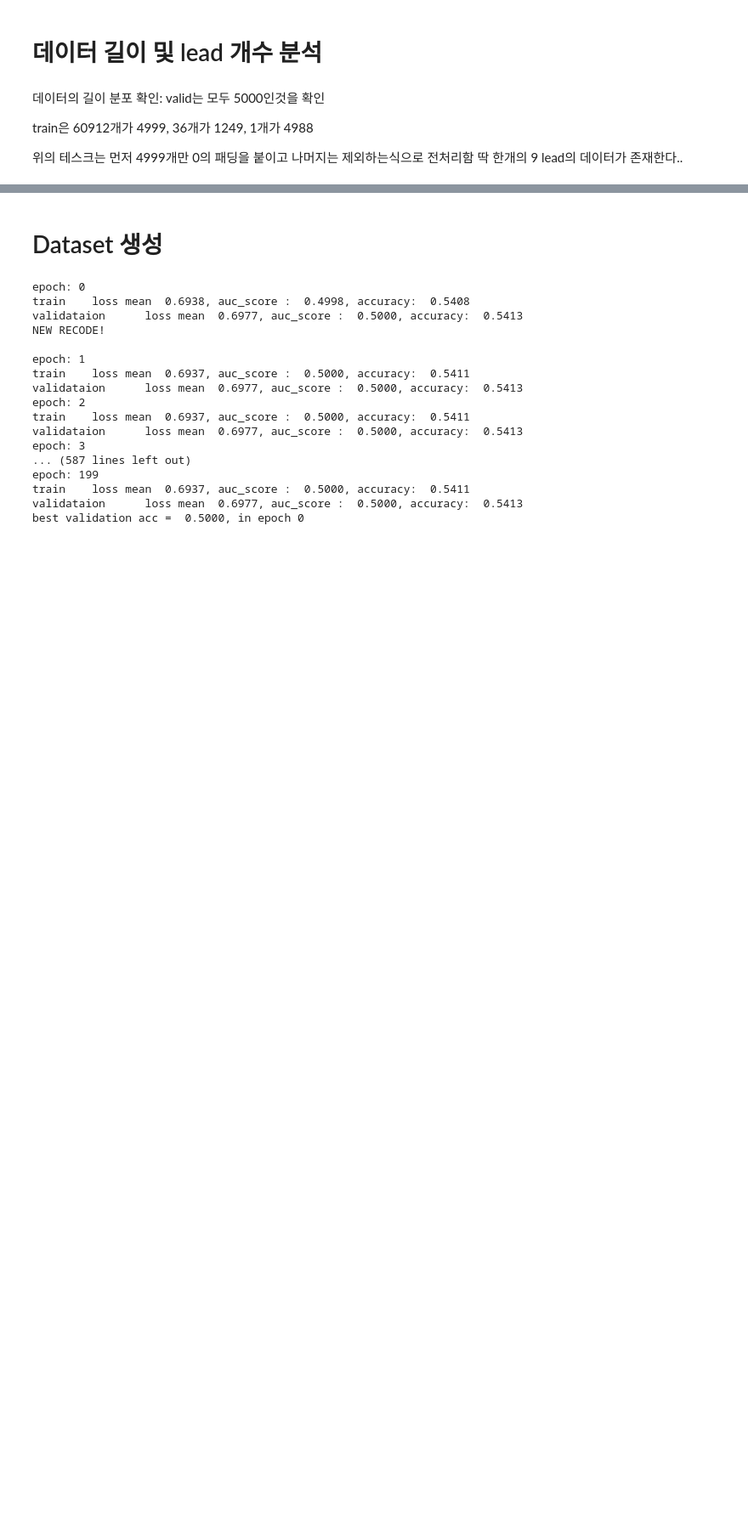
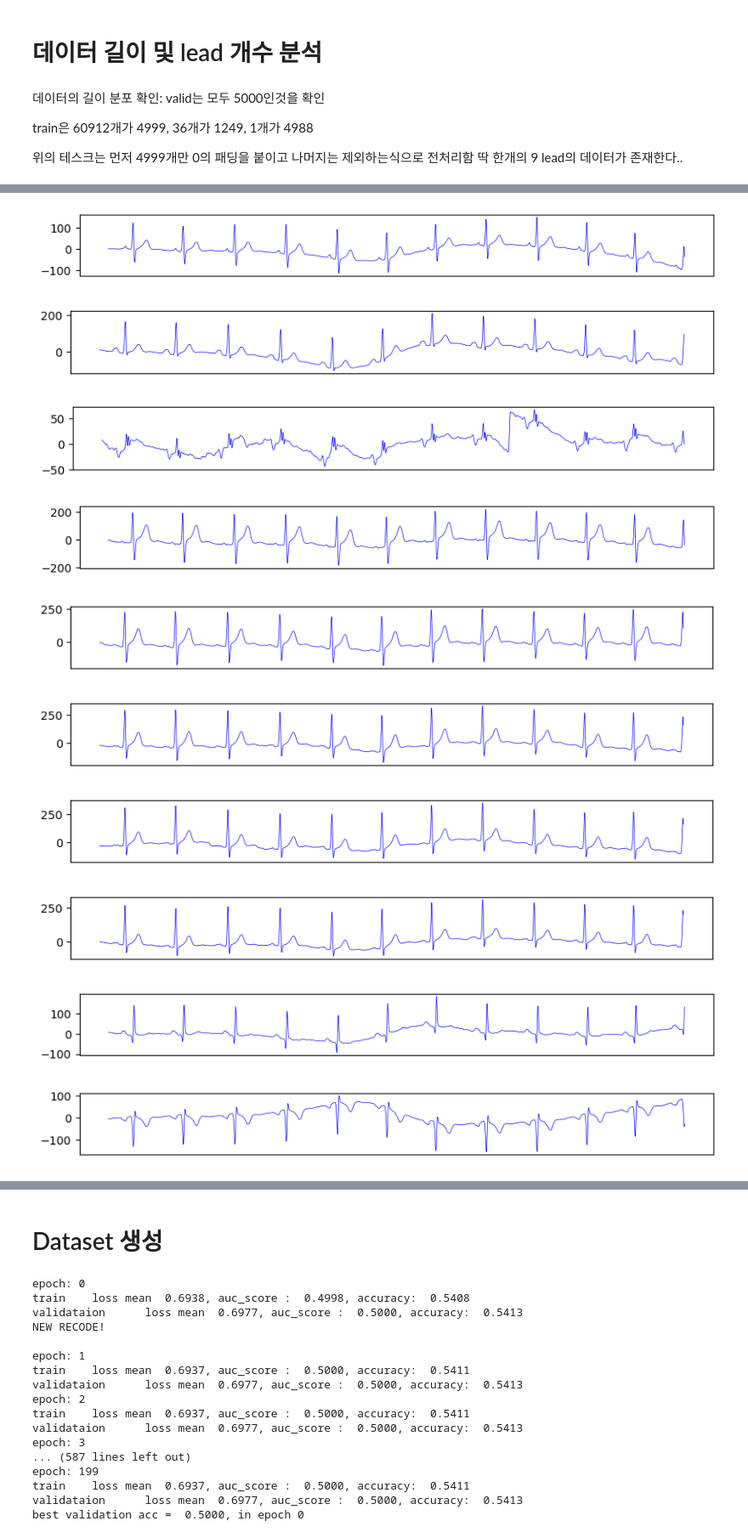
Before and after one commit to suhyeon0123/HDAI, a Jupyter notebook: main.ipynb, the cells around one changed output, grey strips where cells are left out. Shown at 85% size. Drawn from its saved outputs; the diff is of its cells as text; code cells hidden in the pictures; blank space fills up the shorter version.

Commit message:
Visualize leads
데이터의 12개 리드를 모두 차트로 출력

```diff
--- a/main.ipynb
+++ b/main.ipynb
@@ -125,0 +130,38 @@ for i in error_lead_len:
+# %%
+import matplotlib.pyplot as plt
+
+def view_lead(leads):
+    size = 5 # window size
+
+    for key, lead in leads.items():
+        amplitude = []
+
+#         for i in range(0, len(lead), 5):
+#             amplitude[i+1:i+5] = (amplitude[i]+amplitude[min(len(lead)-1, i+5)])/2
+
+        ## Smoothing (Moving Average)
+        for i in range(size, len(lead)-size):
+            window = lead[i-size:i+size+1]
+            amplitude.append(sum(window)/len(window))
+        time = np.arange(0, len(amplitude))
+
+        plt.figure(num=1, dpi=100, facecolor='white', figsize=(10,1), linewidth=5.0)
+        plt.plot(time, amplitude, color='blue', linewidth=0.5)
+
+        ax = plt.gca()
+        ax.axes.xaxis.set_visible(False)
+        plt.show()
+
+
+view_lead(data)
+# %% [output]
+[figure, added]
+[figure, added]
+[figure, added]
+[figure, added]
+[figure, added]
+[figure, added]
+[figure, added]
+[figure, added]
+[figure, added]
+[figure, added]
```
Also changed, not shown: parts of 3 cells of this notebook, 1 other file.
